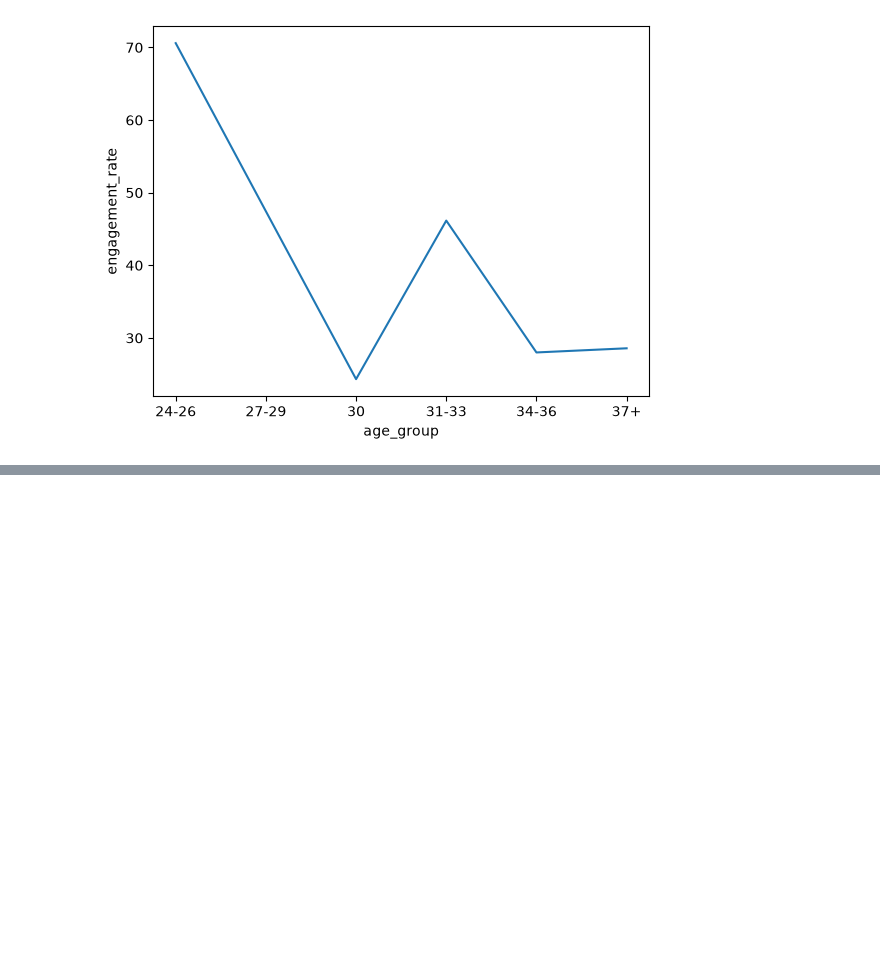
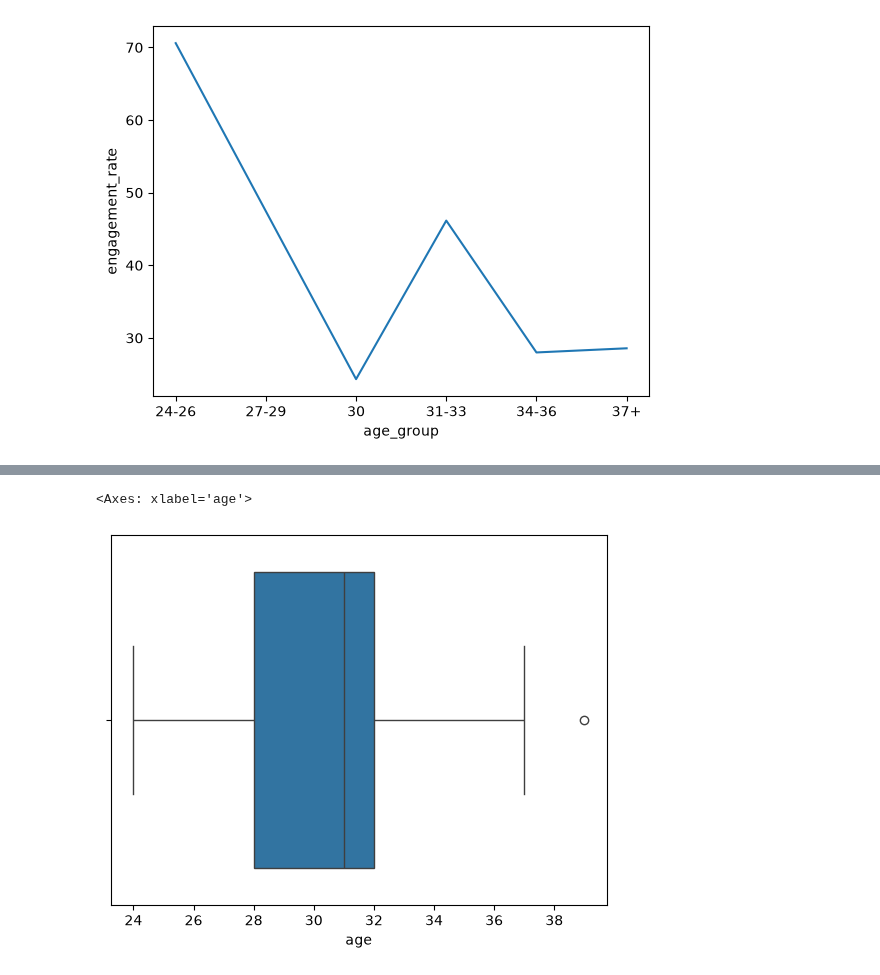
Before and after one commit to ZeeThomas/Love-Is-Blind-Analysis, a Jupyter notebook: analysisV0.ipynb, the cells around one changed output, grey strips where cells are left out. Cells and saved outputs as stored; diff of their text form; code cells hidden in the pictures; blank space fills up the shorter version.

Commit message:
age analysis by gender

```diff
--- a/analysisV0.ipynb
+++ b/analysisV0.ipynb
@@ -626,3 +640,33 @@ sns.lineplot(data=results, x="age_group", y="engagement_rate", markers=True)
 # %% [output]
 <Axes: xlabel='age_group', ylabel='engagement_rate'>
 [figure]
+# %%
+women_contestants = contestants.filter(pl.col("gender") == 'F')
+engaged_women_contestants = women_contestants.filter(pl.col("engaged") == 1)
+avg_age_engaged_women_contestants = engaged_women_contestants.select(pl.mean("age").cast(pl.Int64))
+youngest_engaged_women_contestants = engaged_women_contestants.select(pl.min("age"))
+oldest_engaged_women_contestants = engaged_women_contestants.select(pl.max("age"))
+median_engaged_women_contestants = engaged_women_contestants.select(pl.median("age"))
+print("--------------Engaged Female Contestant Summary--------------------")
+print("mean")
+print(avg_age_engaged_women_contestants)
+print("youngest contestant")
+print(youngest_engaged_women_contestants)
+print("oldest contestant")
+print(oldest_engaged_women_contestants)
+print("median")
+print(median_engaged_women_contestants)
+single_women_contestants = women_contestants.filter(pl.col("engaged") == 0)
+avg_age_single_women_contestants = single_women_contestants.select(pl.mean('age').cast(pl.Int64))
+youngest_single_women_contestants = single_women_contestants.select(pl.min("age"))
+oldest_single_women_contestants = single_women_contestants.select(pl.max("age"))
+median_single_women_contestants = single_women_contestants.select(pl.median("age"))
+print("--------------Single Female Contestant Summary--------------------")
+print("mean")
+print(avg_age_single_women_contestants)
+print("youngest contestant")
+print(youngest_single_women_contestants)
+print("oldest contestant")
+print(oldest_single_women_contestants)
+print("median")
+print(median_single_women_contestants)
@@ -628,0 +691,5 @@ sns.lineplot(data=results, x="age_group", y="engagement_rate", markers=True)
+# %%
+sns.boxplot(engaged_women_contestants, x="age")
+# %% [output]
+<Axes: xlabel='age'>
+[figure, added]
```
Also changed, not shown: parts of 16 cells of this notebook, 2 other files.
